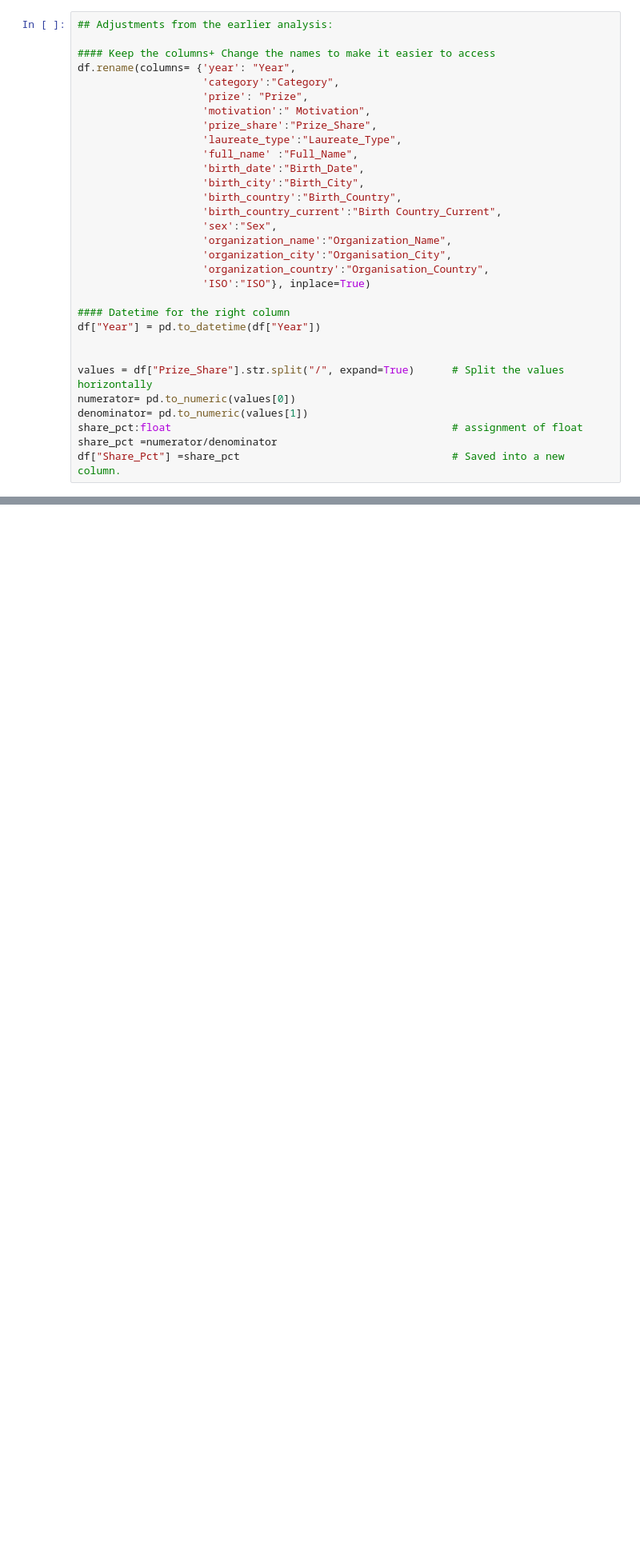
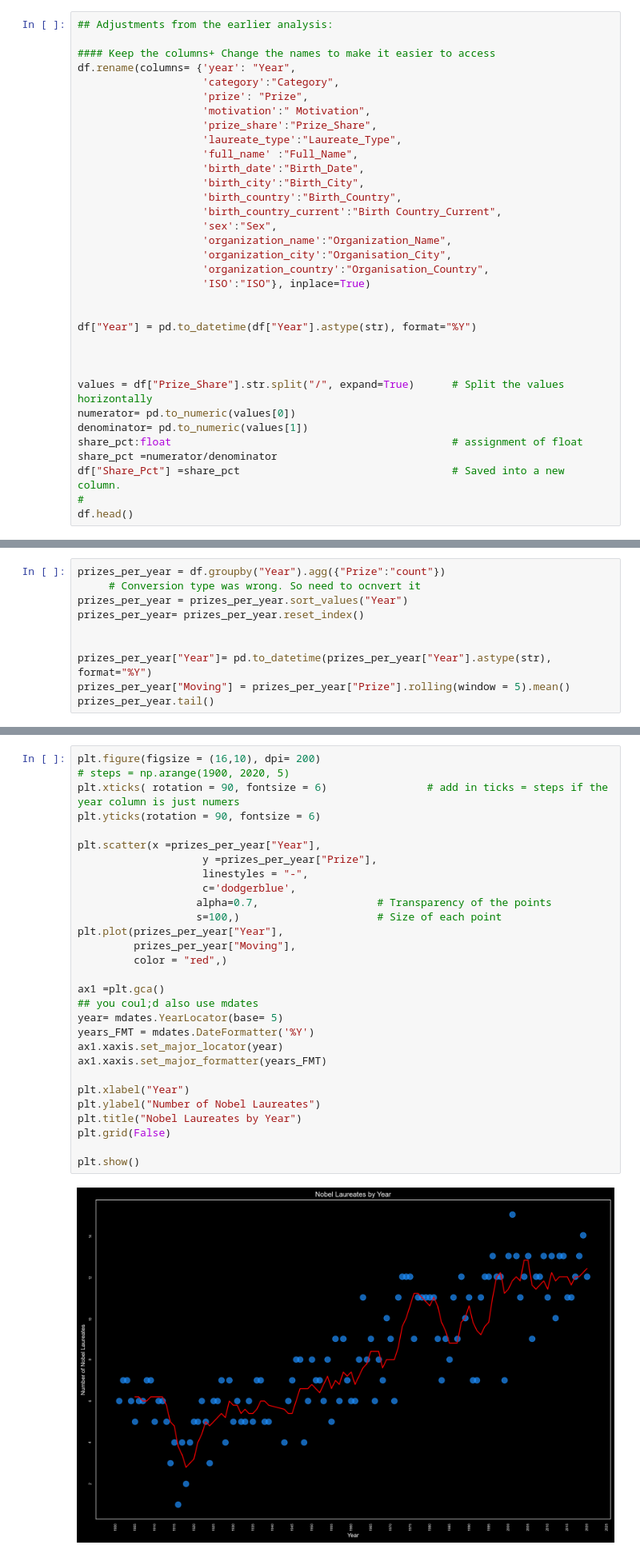
Before and after one commit to shane-221/Python_Basics, a Jupyter notebook: 09_Advanced-Data_Analysis(Pandas-Plotly-Seaborn)/79_Matplotlib_Pandas_Seaborn/main.ipynb, the cells around one changed output, grey strips where cells are left out. Shown at 80% size. Saved outputs shown, nothing was run; the diff lists cells and outputs as text; blank space fills up the shorter version.

```diff
--- a/09_Advanced-Data_Analysis(Pandas-Plotly-Seaborn)/79_Matplotlib_Pandas_Seaborn/main.ipynb
+++ b/09_Advanced-Data_Analysis(Pandas-Plotly-Seaborn)/79_Matplotlib_Pandas_Seaborn/main.ipynb
@@ -58,8 +60,9 @@ df.rename(columns= {'year': "Year",
                     'organization_country':"Organisation_Country",
                     'ISO':"ISO"}, inplace=True)
 
-#### Datetime for the right column
-df["Year"] = pd.to_datetime(df["Year"])
+
+df["Year"] = pd.to_datetime(df["Year"].astype(str), format="%Y")
+
 
 
 values = df["Prize_Share"].str.split("/", expand=True)      # Split the values horizontally
@@ -68,3 +71,5 @@ denominator= pd.to_numeric(values[1])
 share_pct:float                                             # assignment of float
 share_pct =numerator/denominator
 df["Share_Pct"] =share_pct                                  # Saved into a new column.
+#
+df.head()
@@ -232,0 +241,10 @@ fig.show()
+# %%
+prizes_per_year = df.groupby("Year").agg({"Prize":"count"})
+     # Conversion type was wrong. So need to ocnvert it
+prizes_per_year = prizes_per_year.sort_values("Year")
+prizes_per_year= prizes_per_year.reset_index()
+
+
+prizes_per_year["Year"]= pd.to_datetime(prizes_per_year["Year"].astype(str), format="%Y")
+prizes_per_year["Moving"] = prizes_per_year["Prize"].rolling(window = 5).mean()
+prizes_per_year.tail()
@@ -232,0 +264,31 @@ fig.show()
+# %%
+plt.figure(figsize = (16,10), dpi= 200)
+# steps = np.arange(1900, 2020, 5)
+plt.xticks( rotation = 90, fontsize = 6)                # add in ticks = steps if the year column is just numers
+plt.yticks(rotation = 90, fontsize = 6)
+
+plt.scatter(x =prizes_per_year["Year"],
+                    y =prizes_per_year["Prize"],
+                    linestyles = "-",
+                    c='dodgerblue',
+                   alpha=0.7,                   # Transparency of the points
+                   s=100,)                      # Size of each point
+plt.plot(prizes_per_year["Year"],
+         prizes_per_year["Moving"],
+         color = "red",)
+
+ax1 =plt.gca()
+## you coul;d also use mdates
+year= mdates.YearLocator(base= 5)
+years_FMT = mdates.DateFormatter('%Y')
+ax1.xaxis.set_major_locator(year)
+ax1.xaxis.set_major_formatter(years_FMT)
+
+plt.xlabel("Year")
+plt.ylabel("Number of Nobel Laureates")
+plt.title("Nobel Laureates by Year")
+plt.grid(False)
+
+plt.show()
+# %% [output]
+[figure, added]
```
Also changed, not shown: parts of 12 cells of this notebook.
